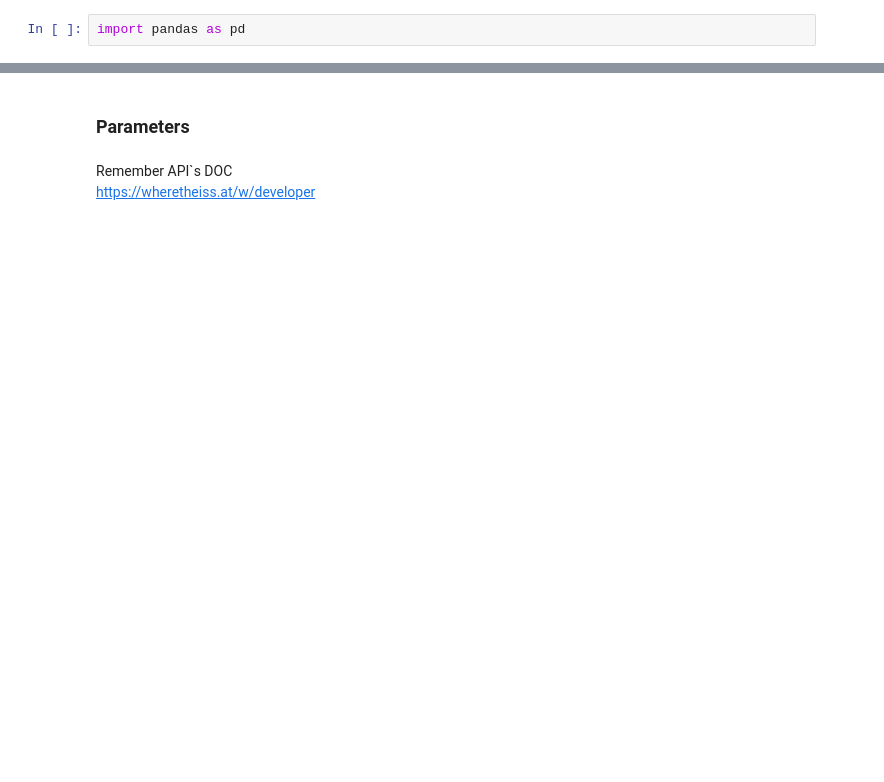
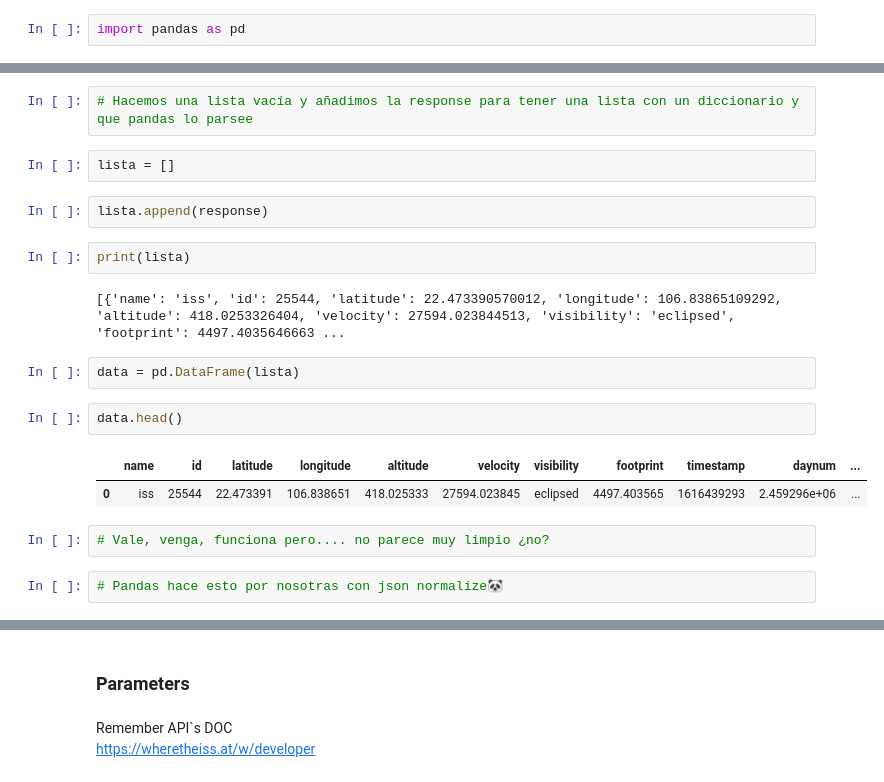
Before and after one commit to Ironhack-Data-Madrid-Febrero-2021/Classroom-Materials, a Jupyter notebook: module-2/1-apis.ipynb, the cells around one changed output, grey strips where cells are left out. Drawn from its saved outputs; the diff is of its cells as text; blank space fills up the shorter version.

```diff
--- a/module-2/1-apis.ipynb
+++ b/module-2/1-apis.ipynb
@@ -140,0 +246,21 @@ import pandas as pd
+# %%
+# Hacemos una lista vacía y añadimos la response para tener una lista con un diccionario y que pandas lo parsee
+# %%
+lista = []
+# %%
+lista.append(response)
+# %%
+print(lista)
+# %% [output]
+[{'name': 'iss', 'id': 25544, 'latitude': 22.473390570012, 'longitude': 106.83865109292, 'altitude': 418.0253326404, 'velocity': 27594.023844513, 'visibility': 'eclipsed', 'footprint': 4497.4035646663 ...
+# %%
+data = pd.DataFrame(lista)
+# %%
+data.head()
+# %% [output]
+|  | name | id | latitude | longitude | altitude | velocity | visibility | footprint | timestamp | daynum | ... |
+| 0 | iss | 25544 | 22.473391 | 106.838651 | 418.025333 | 27594.023845 | eclipsed | 4497.403565 | 1616439293 | 2.459296e+06 | ... |
+# %%
+# Vale, venga, funciona pero.... no parece muy limpio ¿no?
+# %%
+# Pandas hace esto por nosotras con json normalize🐼
```
Also changed, not shown: parts of 45 cells of this notebook.
